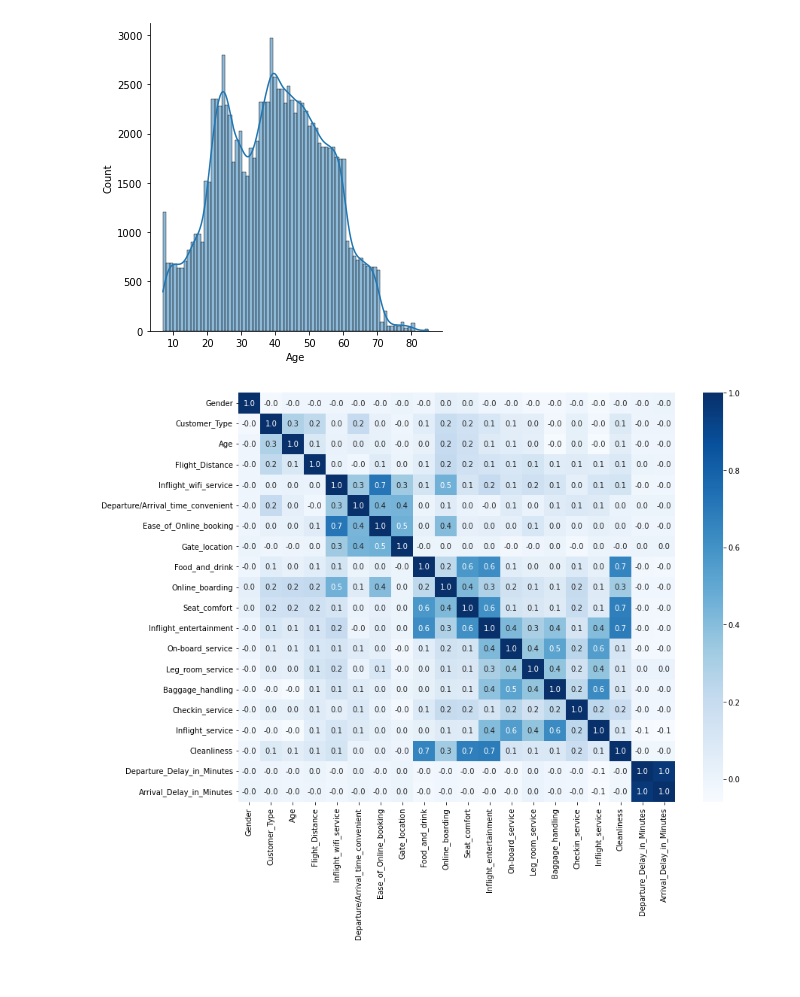
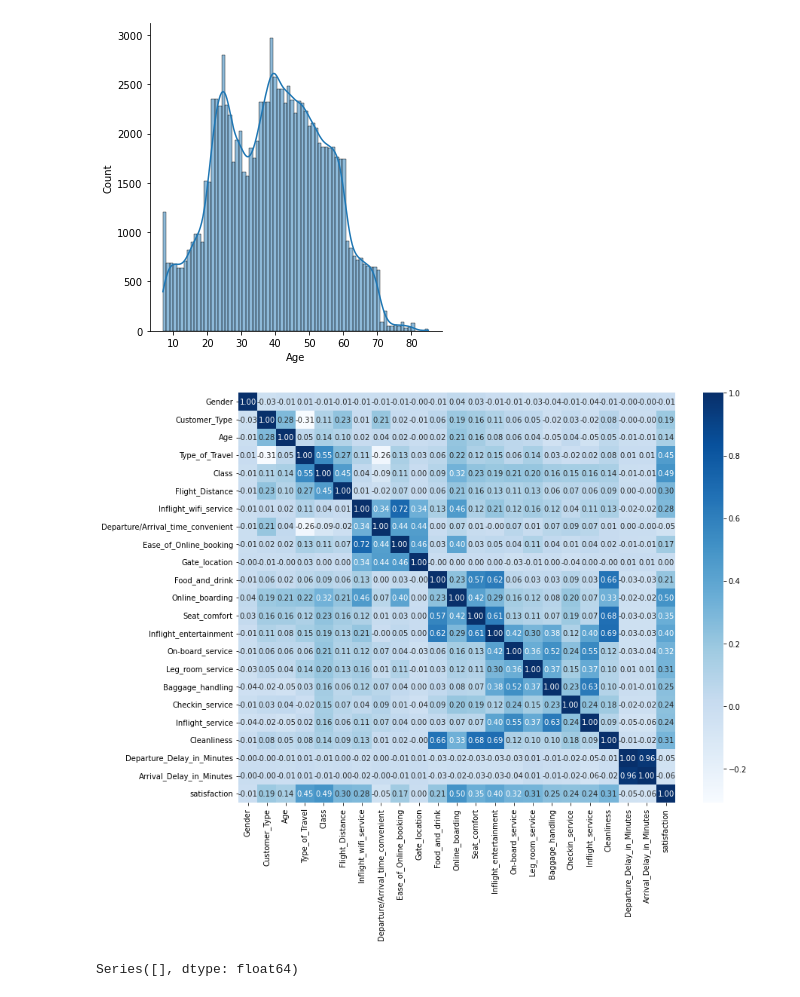
Before and after one commit to speplinski3/G3_Santander_Customer_Satisfaction, a Jupyter notebook: Shan_Del1_Draft.ipynb, the cells around one changed output. Saved outputs shown, nothing was run; the diff lists cells and outputs as text; code cells hidden in the pictures.

```diff
--- a/Shan_Del1_Draft.ipynb
+++ b/Shan_Del1_Draft.ipynb
@@ -133,15 +146,22 @@ air_customer_df.columns.to_list()
  'Arrival_Delay_in_Minutes',
  'satisfaction']
 # %%
-#Clean gender, customer type, type of travel,class, satisfaction (integer instead of object?)
-# creating a dict file
+# Converting data types of gender, satisfaction, customer type, class and type of travel
 gender = {'Male': 1,'Female': 2}
+satisfaction = {'satisfied': 1, 'neutral or dissatisfied': 0}
+cust_type = {'Loyal Customer': 1, 'disloyal Customer': 0}
+cust_class = {'Eco': 1, 'Eco Plus': 2, 'Business': 3}
+travel_type = {'Personal Travel': 1, 'Business travel': 2}
 
 
 # traversing through dataframe
 # Gender column and writing
 # values where key matches
 air_customer_df.Gender = [gender[item] for item in air_customer_df.Gender]
+air_customer_df.satisfaction = [satisfaction[item] for item in air_customer_df.satisfaction]
+air_customer_df.Customer_Type = [cust_type[item] for item in air_customer_df.Customer_Type]
+air_customer_df.Class = [cust_class[item] for item in air_customer_df.Class]
+air_customer_df.Type_of_Travel = [travel_type[item] for item in air_customer_df.Type_of_Travel]
 # %%
 air_customer_df.head()
 # %% [output]
@@ -167,3 +174,0 @@ air_customer_df.describe()
-# %%
-loyalty = {'Loyal Customer': 1, 'disloyal Customer': 0}
-air_customer_df.Customer_Type = [loyalty[item] for item in air_customer_df.Customer_Type]
@@ -291,3 +287,7 @@ Departure_Delay_in_Minutes             0
 Arrival_Delay_in_Minutes             310
 satisfaction                           0
 dtype: int64
+# %%
+#Replace null values with median
+Airline_df['Arrival_Delay_in_Minutes']=Airline_df['Arrival_Delay_in_Minutes'].fillna(Airline_df['Arrival_Delay_in_Minutes'].median())
+Airline_df.isnull().sum()
@@ -349,9 +367,9 @@ sns.displot(data=Airline_df, x="Age", kde=True)
 # %%
 #Heatmap of Variables
 
 plt.figure(figsize=(13,10))
-sns.heatmap(Airline_df.corr(), cmap="Blues", annot=True, fmt=".1f")
+sns.heatmap(Airline_df.corr(), cmap="Blues", annot=True, fmt=".2f")
 
 plt.show()
 # %% [output]
-[figure, old version]
+[figure, new version]
@@ -357,0 +379,8 @@ plt.show()
+# %%
+# Generate our categorical variable list
+Airline_cat = Airline_df.dtypes[Airline_df.dtypes == "object"].index.tolist()
+
+# Check the number of unique values in each column
+Airline_df[Airline_cat].nunique()
+# %% [output]
+Series([], dtype: float64)
```
Also changed, not shown: parts of 21 cells of this notebook.
